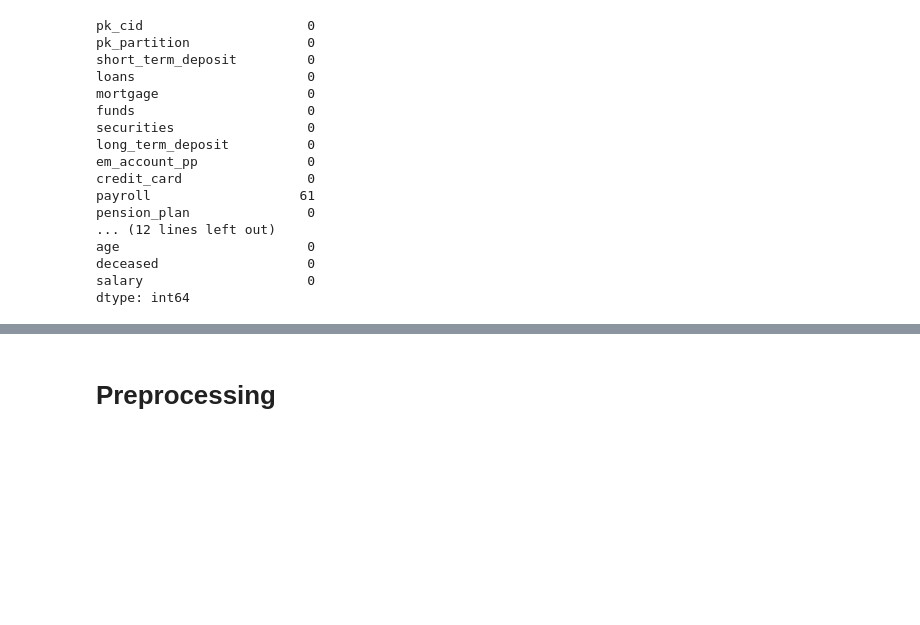
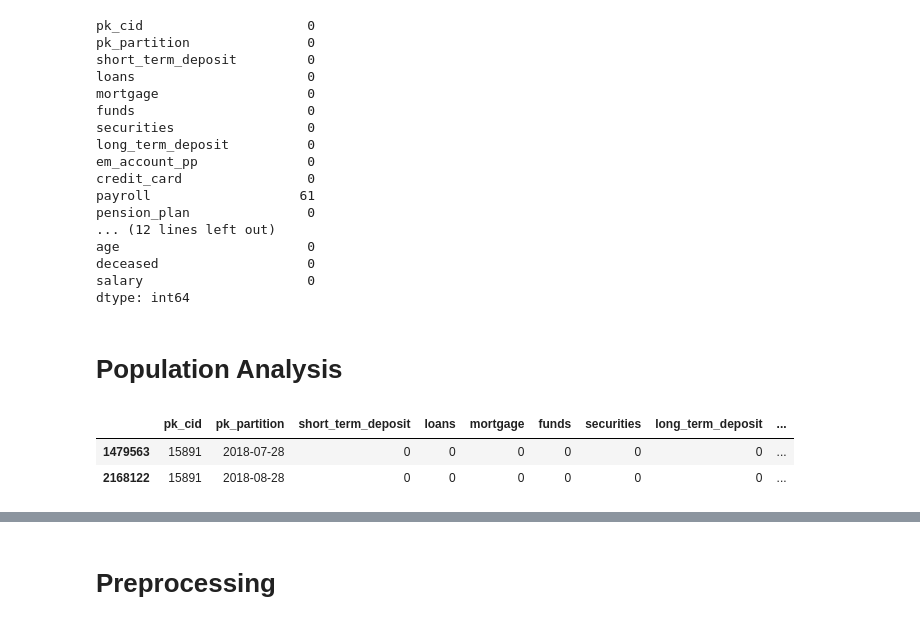
Before and after one commit to gerardtorrent97/easymoney-project, a Jupyter notebook: Recomendacion.ipynb, the cells around one changed output, grey strips where cells are left out. Saved outputs shown, nothing was run; the diff lists cells and outputs as text; code cells hidden in the pictures; blank space fills up the shorter version.

```diff
--- a/Recomendacion.ipynb
+++ b/Recomendacion.ipynb
@@ -125,0 +134,2 @@ df["pension_plan"] = df["pension_plan"].fillna(0.0)
+# %%
+df["gender"] = df["gender"].fillna(df["gender"].mode().values[0])
@@ -143,3 +159,11 @@ age                        0
 deceased                   0
 salary                     0
 dtype: int64
+# %% [markdown]
+# Population Analysis
+# %%
+df[df["pk_cid"] == 15891]
+# %% [output]
+|  | pk_cid | pk_partition | short_term_deposit | loans | mortgage | funds | securities | long_term_deposit | ... |
+| 1479563 | 15891 | 2018-07-28 | 0 | 0 | 0 | 0 | 0 | 0 | ... |
+| 2168122 | 15891 | 2018-08-28 | 0 | 0 | 0 | 0 | 0 | 0 | ... |
```
Also changed, not shown: parts of 15 cells of this notebook.
